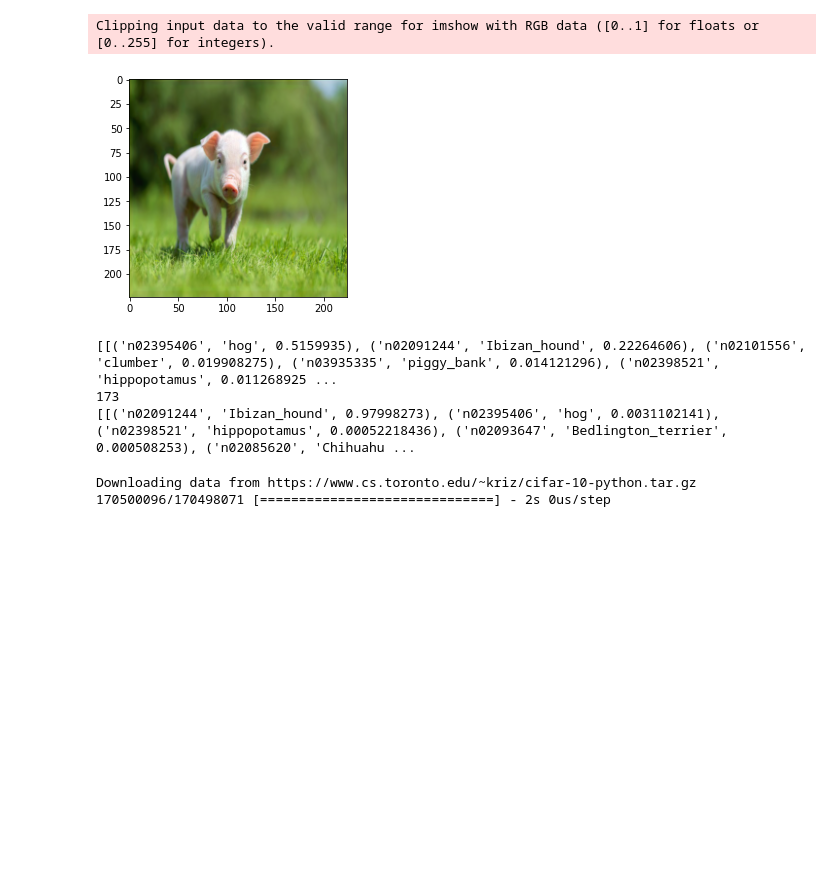
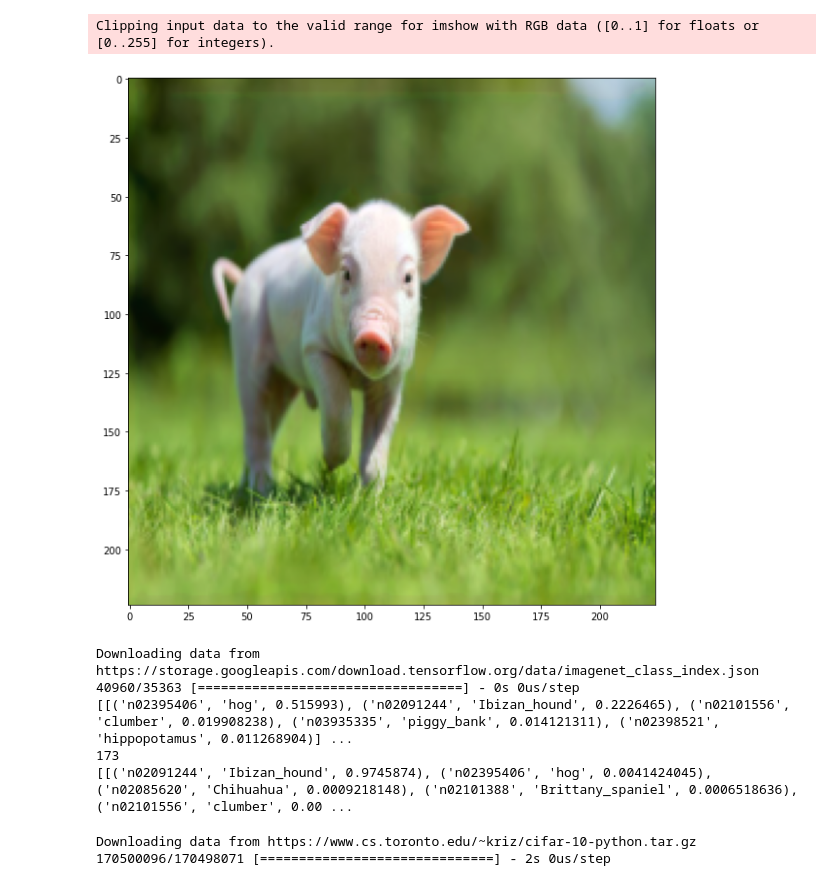
Before and after one commit to skyu0221/online-dropbox, a Jupyter notebook: CNN_ADV_test.ipynb, the cells around one changed output. Cells and saved outputs as stored; diff of their text form; code cells hidden in the pictures; blank space fills up the shorter version.

```diff
--- a/CNN_ADV_test.ipynb
+++ b/CNN_ADV_test.ipynb
@@ -29,6 +29,7 @@ mobilenet = keras.applications.MobileNetV2(
 )
 
 image = resize(imread("pig.jpg"), (224, 224, 3)).reshape((-1, 224, 224, 3))
+plt.figure(figsize=(10, 10))
 plt.imshow(image[0])
 plt.show()
 
@@ -57,9 +58,10 @@ model = keras.models.Sequential([
 
 model.compile(loss=loss_function, optimizer='adam')
 
-model.fit(image, prediction, batch_size=1, epochs=1000, verbose=0, callbacks=[TqdmCallback(verbose=1)])
+model.fit(image, prediction, batch_size=1, epochs=1000, verbose=0, callbacks=[TqdmCallback(verbose=0)])
 
 adv_image = (model.predict(image) * 8 / 255) + image
+plt.figure(figsize=(10, 10))
 plt.imshow(adv_image[0])
 plt.show()
 
@@ -73,8 +75,10 @@ print(keras.applications.mobilenet_v2.decode_predictions(prediction))
 Clipping input data to the valid range for imshow with RGB data ([0..1] for floats or [0..255] for integers).
-[figure, old version]
+[figure, new version]
-[[('n02395406', 'hog', 0.5159935), ('n02091244', 'Ibizan_hound', 0.22264606), ('n02101556', 'clumber', 0.019908275), ('n03935335', 'piggy_bank', 0.014121296), ('n02398521', 'hippopotamus', 0.011268925 ...
+Downloading data from https://storage.googleapis.com/download.tensorflow.org/data/imagenet_class_index.json
+40960/35363 [==================================] - 0s 0us/step
+[[('n02395406', 'hog', 0.515993), ('n02091244', 'Ibizan_hound', 0.2226465), ('n02101556', 'clumber', 0.019908238), ('n03935335', 'piggy_bank', 0.014121311), ('n02398521', 'hippopotamus', 0.011268904)] ...
 173
-[[('n02091244', 'Ibizan_hound', 0.97998273), ('n02395406', 'hog', 0.0031102141), ('n02398521', 'hippopotamus', 0.00052218436), ('n02093647', 'Bedlington_terrier', 0.000508253), ('n02085620', 'Chihuahu ...
+[[('n02091244', 'Ibizan_hound', 0.9745874), ('n02395406', 'hog', 0.0041424045), ('n02085620', 'Chihuahua', 0.0009218148), ('n02101388', 'Brittany_spaniel', 0.0006518636), ('n02101556', 'clumber', 0.00 ...
 # %%
 (x_train, y_train), (x_test, y_test) = keras.datasets.cifar10.load_data()
 # mean = np.array([0.4914, 0.4822, 0.4465])
```
Also changed, not shown: parts of 2 cells of this notebook.
